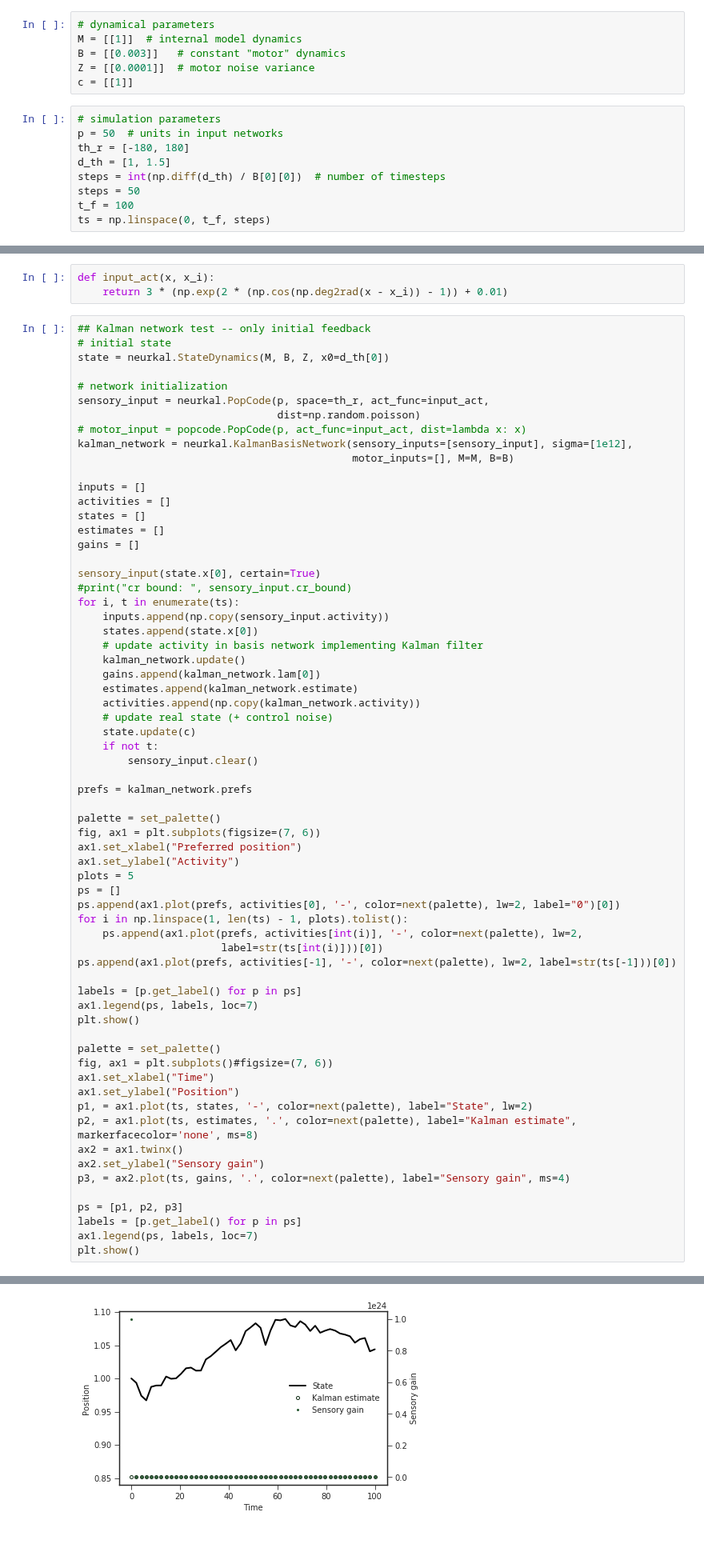
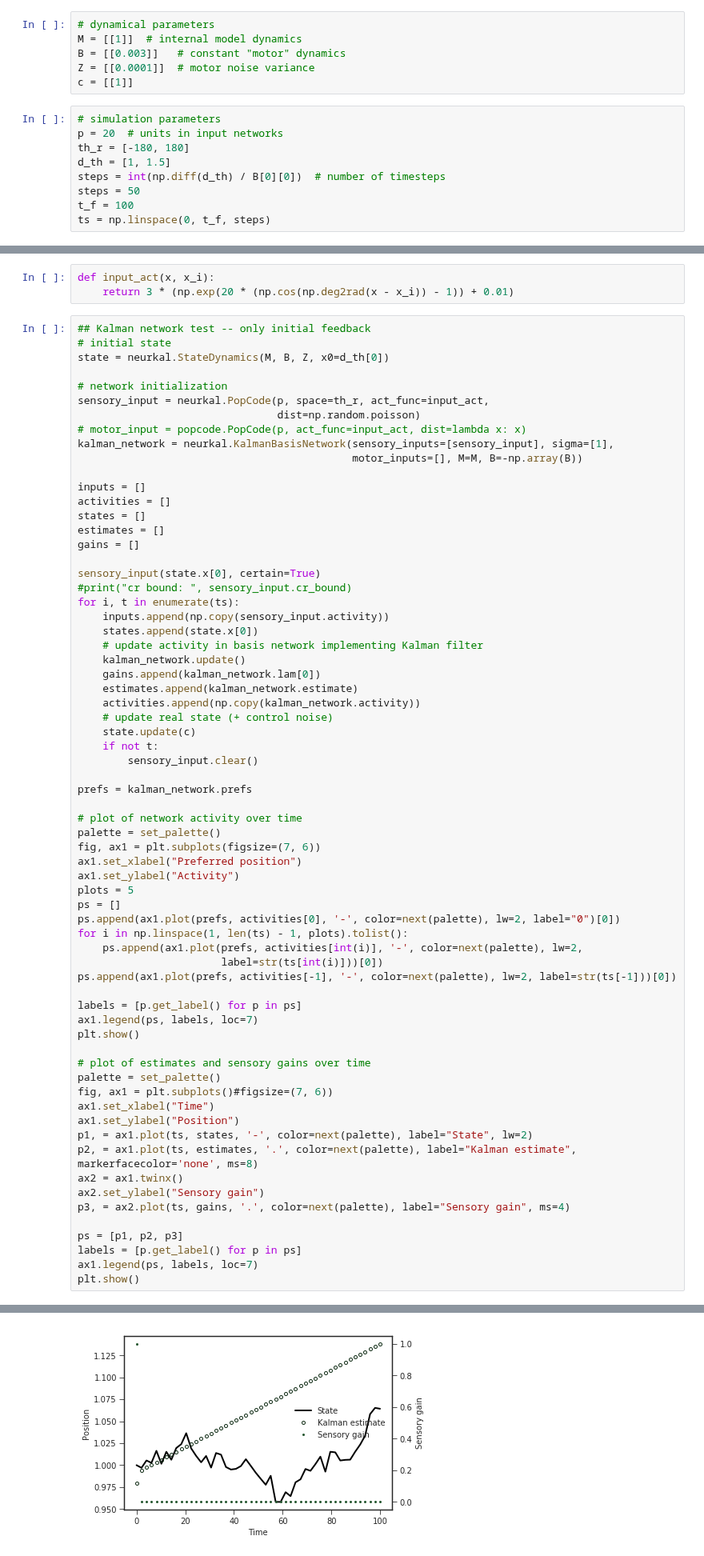
Before and after one commit to mlprt/neurkal, a Jupyter notebook: 1d_tracking.ipynb, the cells around one changed output, grey strips where cells are left out. Shown at 80% size. Drawn from its saved outputs; the diff is of its cells as text.

```diff
--- a/1d_tracking.ipynb
+++ b/1d_tracking.ipynb
@@ -30,7 +30,7 @@ Z = [[0.0001]]  # motor noise variance
 c = [[1]]
 # %%
 # simulation parameters
-p = 50  # units in input networks
+p = 20  # units in input networks
 th_r = [-180, 180]
 d_th = [1, 1.5]
 steps = int(np.diff(d_th) / B[0][0])  # number of timesteps
@@ -74,7 +74,7 @@ plt.show()
 [figure]
 # %%
 def input_act(x, x_i):
-    return 3 * (np.exp(2 * (np.cos(np.deg2rad(x - x_i)) - 1)) + 0.01)
+    return 3 * (np.exp(20 * (np.cos(np.deg2rad(x - x_i)) - 1)) + 0.01)
 # %%
 ## Kalman network test -- only initial feedback
 # initial state
@@ -84,8 +84,8 @@ state = neurkal.StateDynamics(M, B, Z, x0=d_th[0])
 sensory_input = neurkal.PopCode(p, space=th_r, act_func=input_act,
                                 dist=np.random.poisson)
 # motor_input = popcode.PopCode(p, act_func=input_act, dist=lambda x: x)
-kalman_network = neurkal.KalmanBasisNetwork(sensory_inputs=[sensory_input], sigma=[1e12],
-                                            motor_inputs=[], M=M, B=B)
+kalman_network = neurkal.KalmanBasisNetwork(sensory_inputs=[sensory_input], sigma=[1],
+                                            motor_inputs=[], M=M, B=-np.array(B))
 
 inputs = []
 activities = []
@@ -110,6 +110,7 @@ for i, t in enumerate(ts):
 
 prefs = kalman_network.prefs
 
+# plot of network activity over time
 palette = set_palette()
 fig, ax1 = plt.subplots(figsize=(7, 6))
 ax1.set_xlabel("Preferred position")
@@ -126,6 +127,7 @@ labels = [p.get_label() for p in ps]
 ax1.legend(ps, labels, loc=7)
 plt.show()
 
+# plot of estimates and sensory gains over time
 palette = set_palette()
 fig, ax1 = plt.subplots()#figsize=(7, 6))
 ax1.set_xlabel("Time")
@@ -145 +147 @@ plt.show()
-[figure, old version]
+[figure, new version]
```
Also changed, not shown: parts of 2 cells of this notebook, 1 other file.
